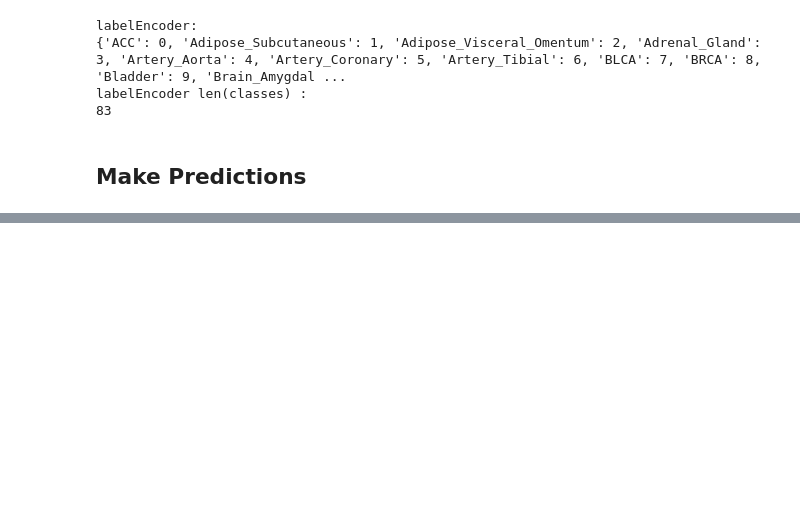
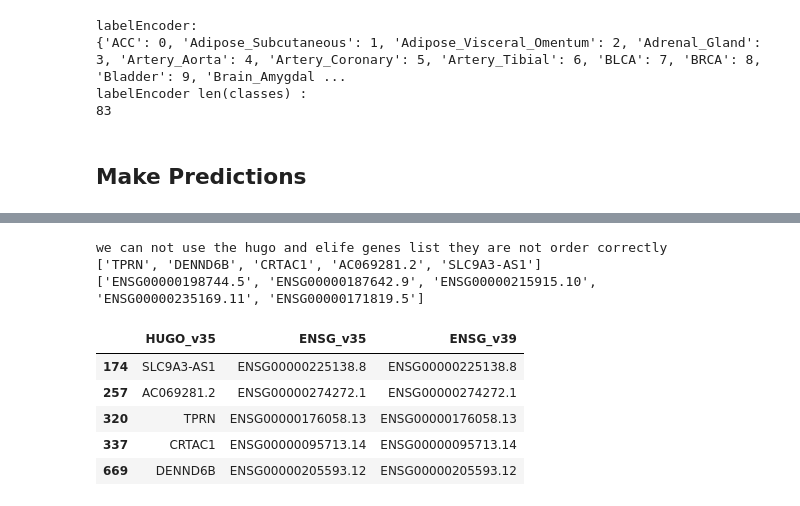
Before and after one commit to aedavids/extraCellularRNA, a Jupyter notebook: intraExtraRNA_POC/jupyterNotebooks/elife/randomForestGTEx_TCGAGeneSignature.ipynb, the cells around one changed output, grey strips where cells are left out. Cells and saved outputs as stored; diff of their text form; code cells hidden in the pictures; blank space fills up the shorter version.

```diff
--- a/intraExtraRNA_POC/jupyterNotebooks/elife/randomForestGTEx_TCGAGeneSignature.ipynb
+++ b/intraExtraRNA_POC/jupyterNotebooks/elife/randomForestGTEx_TCGAGeneSignature.ipynb
@@ -188,0 +349,24 @@ labelEncoder len(classes) :
+# %%
+
+def bar():
+    print('we can not use the hugo and elife genes list they are not order correctly')
+    hg = HUGO_Genes[0:5]
+    print( hg )
+    eg = elifeGenes[0:5]
+    print(eg )
+
+    selectRows = mapDF.loc[:,'HUGO_v35'].isin( hg )
+    display( mapDF.loc[selectRows, :] )
+
+
+bar()
+# %% [output]
+we can not use the hugo and elife genes list they are not order correctly
+['TPRN', 'DENND6B', 'CRTAC1', 'AC069281.2', 'SLC9A3-AS1']
+['ENSG00000198744.5', 'ENSG00000187642.9', 'ENSG00000215915.10', 'ENSG00000235169.11', 'ENSG00000171819.5']
+|  | HUGO_v35 | ENSG_v35 | ENSG_v39 |
+| 174 | SLC9A3-AS1 | ENSG00000225138.8 | ENSG00000225138.8 |
+| 257 | AC069281.2 | ENSG00000274272.1 | ENSG00000274272.1 |
+| 320 | TPRN | ENSG00000176058.13 | ENSG00000176058.13 |
+| 337 | CRTAC1 | ENSG00000095713.14 | ENSG00000095713.14 |
+| 669 | DENND6B | ENSG00000205593.12 | ENSG00000205593.12 |
```
Also changed, not shown: parts of 30 cells of this notebook, 4 other files.
